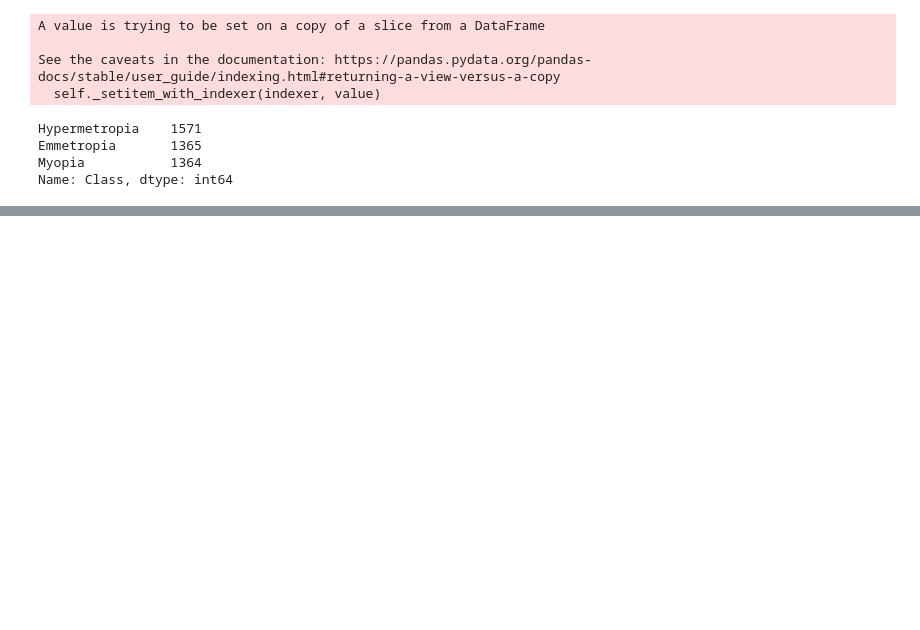
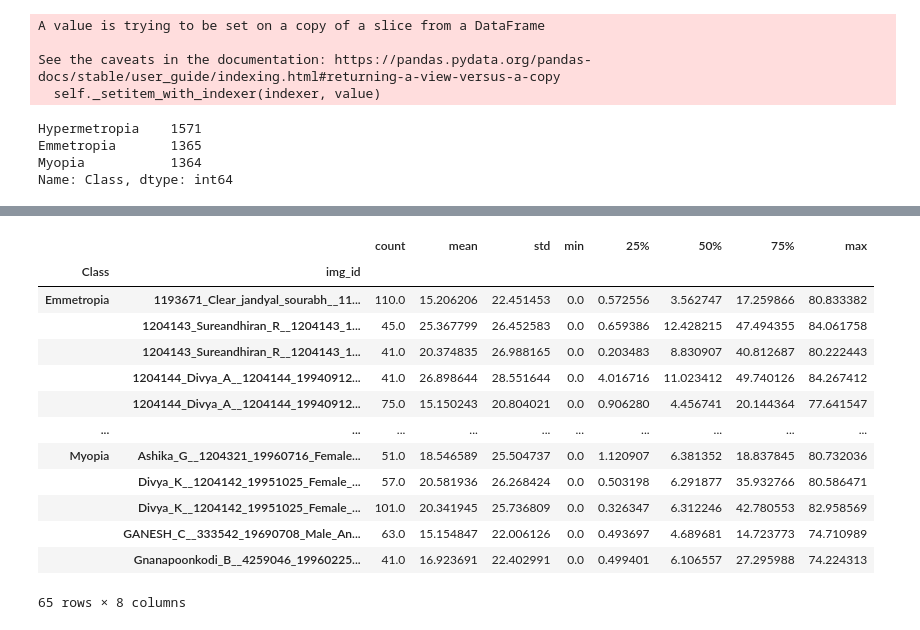
Before and after one commit to Arnav0400/OCTA-Analysis, a Jupyter notebook: Notebooks/Calculate Tortuosity .ipynb, the cells around one changed output, grey strips where cells are left out. Drawn from its saved outputs; the diff is of its cells as text; code cells hidden in the pictures; blank space fills up the shorter version.

```diff
--- a/Notebooks/Calculate Tortuosity .ipynb
+++ b/Notebooks/Calculate Tortuosity .ipynb
@@ -76,0 +100,17 @@ df.to_csv('../Data/complete_data.csv', index = False)
+# %%
+df.groupby(['Class', 'img_id']).sd.describe()
+# %% [output]
+|  |  | count | mean | std | min | 25% | 50% | 75% | max |
+| Class | img_id |  |  |  |  |  |  |  |  |
+| Emmetropia | 1193671_Clear_jandyal_sourabh__11... | 110.0 | 15.206206 | 22.451453 | 0.0 | 0.572556 | 3.562747 | 17.259866 | 80.833382 |
+|  | 1204143_Sureandhiran_R__1204143_1... | 45.0 | 25.367799 | 26.452583 | 0.0 | 0.659386 | 12.428215 | 47.494355 | 84.061758 |
+|  | 1204143_Sureandhiran_R__1204143_1... | 41.0 | 20.374835 | 26.988165 | 0.0 | 0.203483 | 8.830907 | 40.812687 | 80.222443 |
+|  | 1204144_Divya_A__1204144_19940912... | 41.0 | 26.898644 | 28.551644 | 0.0 | 4.016716 | 11.023412 | 49.740126 | 84.267412 |
+|  | 1204144_Divya_A__1204144_19940912... | 75.0 | 15.150243 | 20.804021 | 0.0 | 0.906280 | 4.456741 | 20.144364 | 77.641547 |
+| ... | ... | ... | ... | ... | ... | ... | ... | ... | ... |
+| Myopia | Ashika_G__1204321_19960716_Female... | 51.0 | 18.546589 | 25.504737 | 0.0 | 1.120907 | 6.381352 | 18.837845 | 80.732036 |
+|  | Divya_K__1204142_19951025_Female_... | 57.0 | 20.581936 | 26.268424 | 0.0 | 0.503198 | 6.291877 | 35.932766 | 80.586471 |
+|  | Divya_K__1204142_19951025_Female_... | 101.0 | 20.341945 | 25.736809 | 0.0 | 0.326347 | 6.312246 | 42.780553 | 82.958569 |
+|  | GANESH_C__333542_19690708_Male_An... | 63.0 | 15.154847 | 22.006126 | 0.0 | 0.493697 | 4.689681 | 14.723773 | 74.710989 |
+|  | Gnanapoonkodi_B__4259046_19960225... | 41.0 | 16.923691 | 22.402991 | 0.0 | 0.499401 | 6.106557 | 27.295988 | 74.224313 |
+65 rows × 8 columns
```
Also changed, not shown: parts of 5 cells of this notebook, 2 other files.
